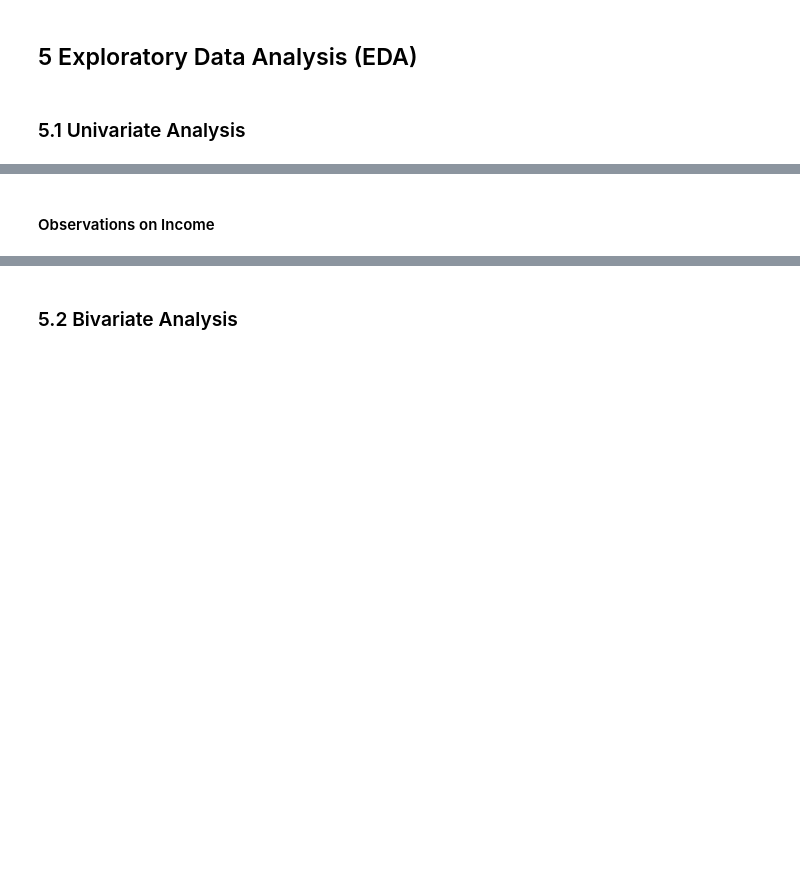
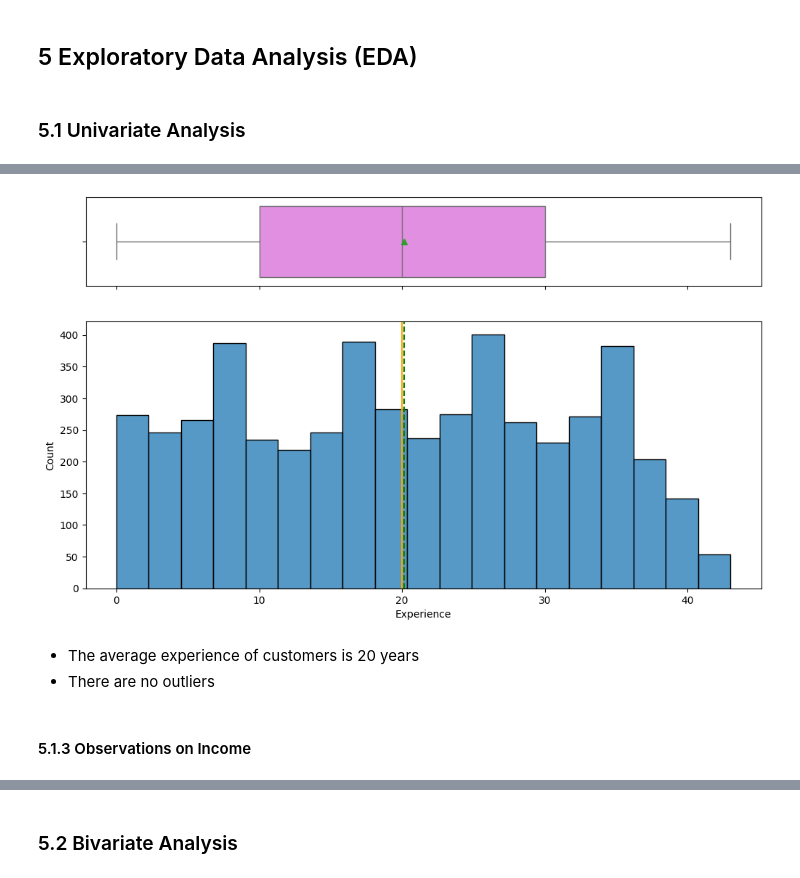
Before and after one commit to RashmiJK/PGP-AIML-PersonalLoan-ML, a Jupyter notebook: loan_purchase_modelling_dt.ipynb, the cells around one changed output, grey strips where cells are left out. Cells and saved outputs as stored; diff of their text form; code cells hidden in the pictures; blank space fills up the shorter version.

```diff
--- a/loan_purchase_modelling_dt.ipynb
+++ b/loan_purchase_modelling_dt.ipynb
@@ -429,2 +438,9 @@ histogram_boxplot(_______) ## Complete the code to create histogram_boxplot for
+# %%
+histogram_boxplot(data, "Experience")
+# %% [output]
+[figure, added]
+# %% [markdown]
+- The average experience of customers is 20 years
+- There are no outliers
 # %% [markdown]
-#### Observations on Income
+#### 5.1.3 Observations on Income
```
Also changed, not shown: parts of 46 cells of this notebook.
